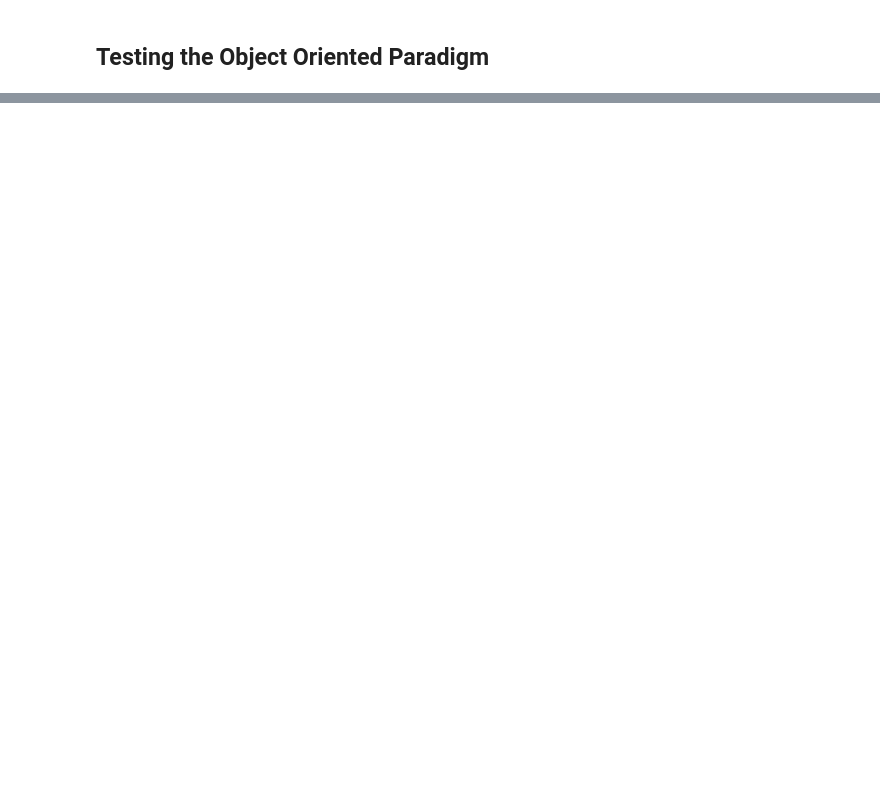
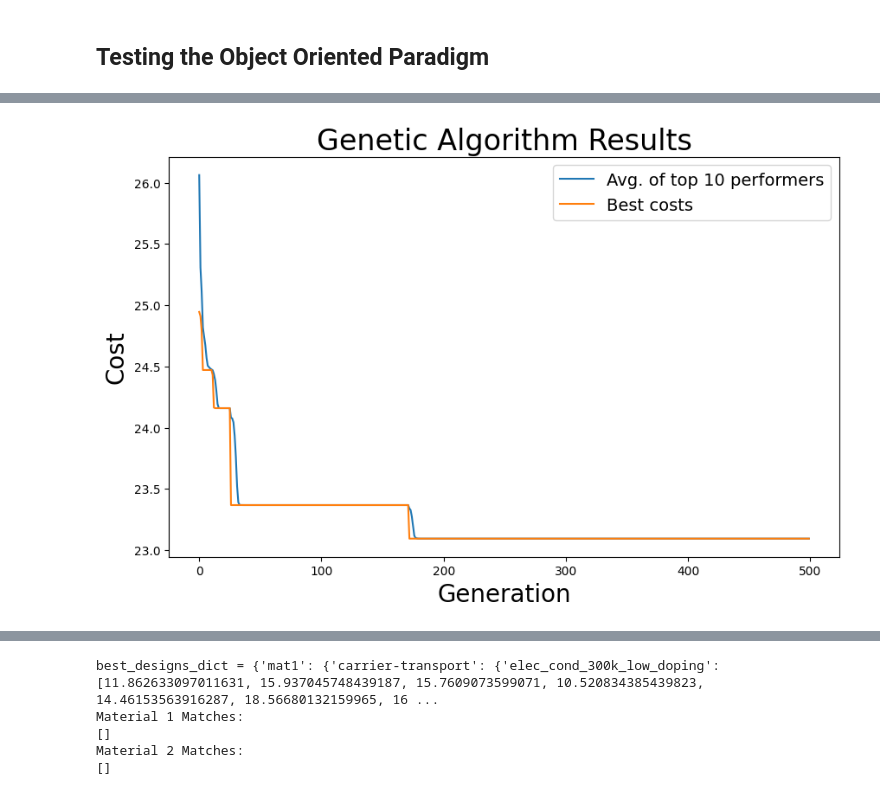
Before and after one commit to carlacupcake/hashin_shtrikman_mp, a Jupyter notebook: oop_test.ipynb, the cells around one changed output, grey strips where cells are left out. Drawn from its saved outputs; the diff is of its cells as text; code cells hidden in the pictures; blank space fills up the shorter version.

```diff
--- a/oop_test.ipynb
+++ b/oop_test.ipynb
@@ -188,0 +3,66 @@ HS.get_material_match_costs(mat_1_ids=mat_1_ids, mat_2_ids=mat_2_ids, consolidat
+# %%
+from hashin_sktrikman_class import HashinShtrikman
+from user_input import MaterialProperty, Material, MixtureProperty, Mixture
+
+# Define properties for each material
+properties_mat_1 = [
+    MaterialProperty(prop='elec_cond_300k_low_doping', upper_bound=20, lower_bound=1),
+    MaterialProperty(prop='therm_cond_300k_low_doping', upper_bound=0.0001, lower_bound=1e-5),
+    MaterialProperty(prop='bulk_modulus', upper_bound=100, lower_bound=50),
+    MaterialProperty(prop='shear_modulus', upper_bound=100, lower_bound=80),
+    MaterialProperty(prop='universal_anisotropy', upper_bound=2, lower_bound=1),
+]
+
+properties_mat_2 = [
+    MaterialProperty(prop='elec_cond_300k_low_doping', upper_bound=5, lower_bound=2),
+    MaterialProperty(prop='therm_cond_300k_low_doping', upper_bound=0.009, lower_bound=1e-4),
+    MaterialProperty(prop='bulk_modulus', upper_bound=400, lower_bound=200),
+    MaterialProperty(prop='shear_modulus', upper_bound=200, lower_bound=100),
+    MaterialProperty(prop='universal_anisotropy', upper_bound=2.3, lower_bound=1.3),
+]
+
+# Define properties for the mixture
+properties_mixture = [
+    MixtureProperty(prop='elec_cond_300k_low_doping', desired_prop=9),
+    MixtureProperty(prop='therm_cond_300k_low_doping', desired_prop=0.007),
+    MixtureProperty(prop='bulk_modulus', desired_prop=234),
+    MixtureProperty(prop='shear_modulus', desired_prop=150),
+    MixtureProperty(prop='universal_anisotropy', desired_prop=1.5),
+]
+
+# Create Material & Mixture instances
+mat_1 = Material(name='mat1', properties=properties_mat_1)
+mat_2 = Material(name='mat2', properties=properties_mat_2)
+mixture = Mixture(name='mixture', properties=properties_mixture)
+aggregate = [mat_1, mat_2, mixture]
+
+user_input = {}
+for entity in aggregate:
+    user_input.update(entity.custom_dict())
+
+print(user_input)
+
+# Testing with subset of possible property_docs
+api_key="uJpFxJJGKCSp9s1shwg9HmDuNjCDfWbM"
+mp_contribs_project="carrier_transport"
+
+
+HS = HashinShtrikman(api_key=api_key,
+                     mp_contribs_project=mp_contribs_project,
+                     user_input=user_input,)
+
+HS.set_HS_optim_params()
+HS.print_table_of_best_designs()
+HS.plot_optimization_results()
+# with open("consolidated_dict_02_11_2024_08_46_12 copy") as f:
+#     consolidated_dict = json.load(f)
+consolidated_dict = HS.generate_consolidated_dict(total_docs=100)
+mat_1_ids, mat_2_ids = HS.get_material_matches(consolidated_dict)
+
+print("Material 1 Matches:")
+print(mat_1_ids)
+print("Material 2 Matches:")
+print(mat_2_ids)
+
+HS.get_material_match_costs(mat_1_ids=mat_1_ids, mat_2_ids=mat_2_ids, consolidated_dict=consolidated_dict)
+# %% [output]
@@ -188,0 +86 @@ HS.get_material_match_costs(mat_1_ids=mat_1_ids, mat_2_ids=mat_2_ids, consolidat
+[figure, added]
@@ -189,3 +105,8 @@ HS.get_material_match_costs(mat_1_ids=mat_1_ids, mat_2_ids=mat_2_ids, consolidat
+best_designs_dict = {'mat1': {'carrier-transport': {'elec_cond_300k_low_doping': [11.862633097011631, 15.937045748439187, 15.7609073599071, 10.520834385439823, 14.46153563916287, 18.56680132159965, 16 ...
+Material 1 Matches:
+[]
+Material 2 Matches:
+[]
 # %%
 mat_1_ids = ["mp-546266", "mp-12863", "mp-1509", "mp-16290"]
 mat_2_ids = ["mp-546266", "mp-12863"]
```
Also changed, not shown: parts of 20 cells of this notebook, 4 other files.
